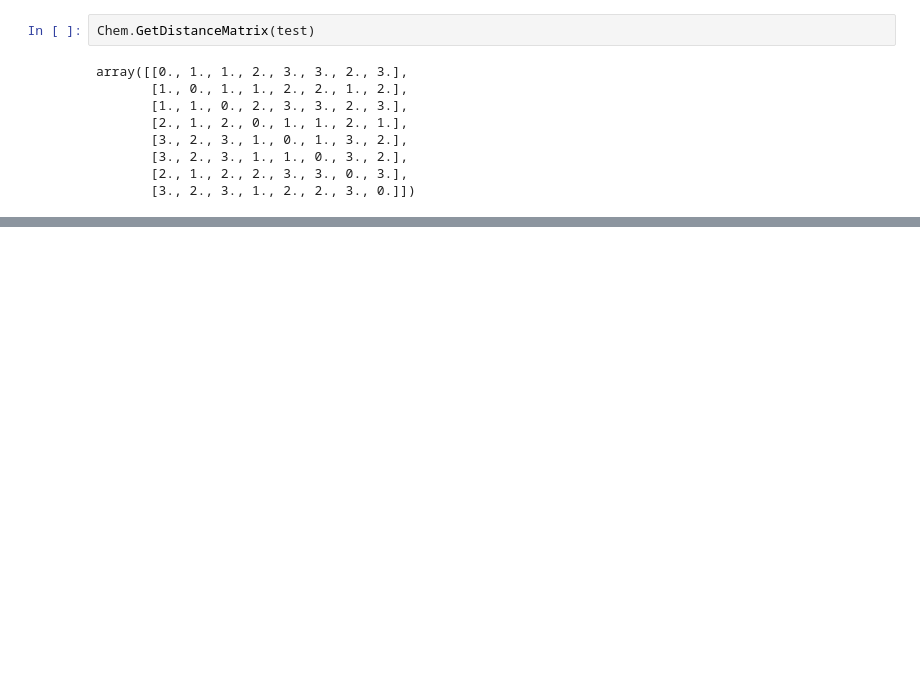
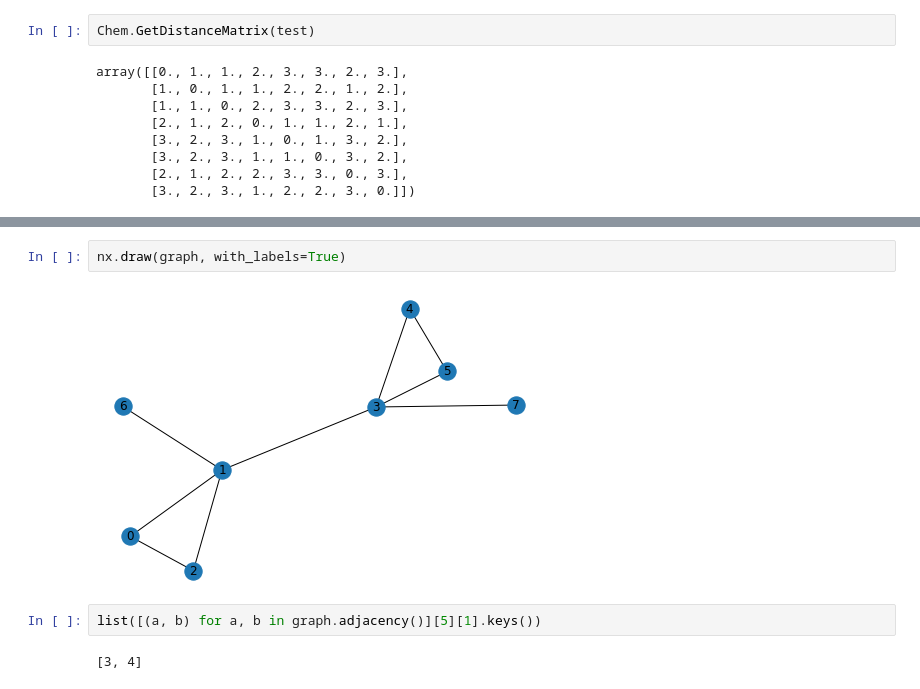
Before and after one commit to ntampellini/TSCoDe, a Jupyter notebook: SMILES_graph_analyzer.ipynb, the cells around one changed output, grey strips where cells are left out. Cells and saved outputs as stored; diff of their text form; blank space fills up the shorter version.

```diff
--- a/SMILES_graph_analyzer.ipynb
+++ b/SMILES_graph_analyzer.ipynb
@@ -56,0 +94,8 @@ for atom in mol.GetAtoms():
+# %%
+nx.draw(graph, with_labels=True)
+# %% [output]
+[figure, added]
+# %%
+list([(a, b) for a, b in graph.adjacency()][5][1].keys())
+# %% [output]
+[3, 4]
```
Also changed, not shown: parts of 7 cells of this notebook, 6 other files.
